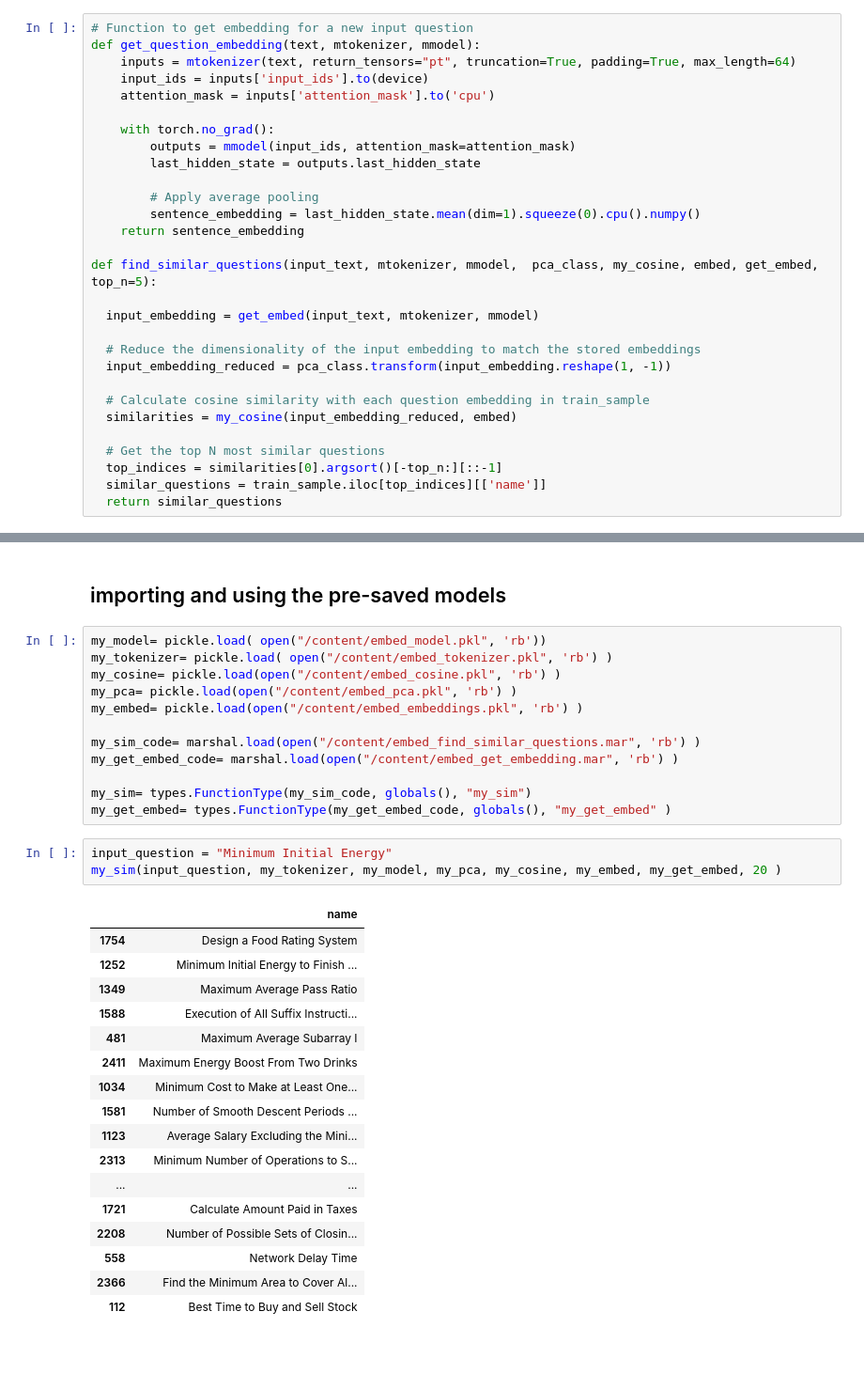
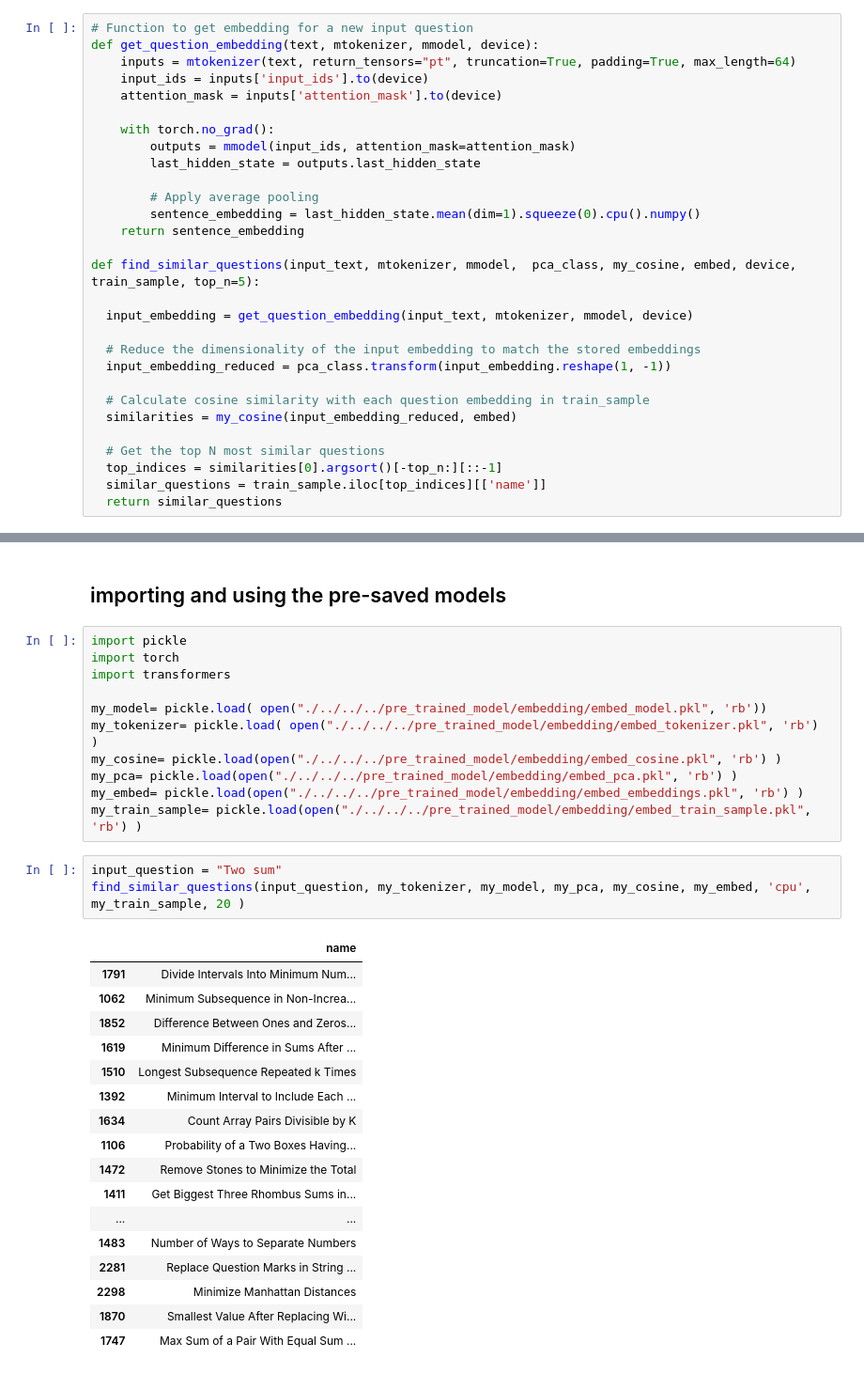
Before and after one commit to udayb3/ML_DSA_Recommendation_project, a Jupyter notebook: Model/Item_side/embeddedUsage/Embedding_Using_Bert.ipynb, the cells around one changed output, grey strips where cells are left out. Shown: that part at 94% size. Saved outputs shown, nothing was run; the diff lists cells and outputs as text.

```diff
--- a/Model/Item_side/embeddedUsage/Embedding_Using_Bert.ipynb
+++ b/Model/Item_side/embeddedUsage/Embedding_Using_Bert.ipynb
@@ -206,10 +206,10 @@ train_sample_reduced_embeddings = pca.fit_transform(train_sample_embeddings)
 DistilBertSdpaAttention is used but `torch.nn.functional.scaled_dot_product_attention` does not support `output_attentions=True` or `head_mask`. Falling back to the manual attention implementation, bu ...
 # %%
 # Function to get embedding for a new input question
-def get_question_embedding(text, mtokenizer, mmodel):
+def get_question_embedding(text, mtokenizer, mmodel, device):
     inputs = mtokenizer(text, return_tensors="pt", truncation=True, padding=True, max_length=64)
     input_ids = inputs['input_ids'].to(device)
-    attention_mask = inputs['attention_mask'].to('cpu')
+    attention_mask = inputs['attention_mask'].to(device)
 
     with torch.no_grad():
         outputs = mmodel(input_ids, attention_mask=attention_mask)
@@ -219,9 +219,9 @@ def get_question_embedding(text, mtokenizer, mmodel):
         sentence_embedding = last_hidden_state.mean(dim=1).squeeze(0).cpu().numpy()
     return sentence_embedding
 
-def find_similar_questions(input_text, mtokenizer, mmodel,  pca_class, my_cosine, embed, get_embed, top_n=5):
+def find_similar_questions(input_text, mtokenizer, mmodel,  pca_class, my_cosine, embed, device, train_sample, top_n=5):
 
-  input_embedding = get_embed(input_text, mtokenizer, mmodel)
+  input_embedding = get_question_embedding(input_text, mtokenizer, mmodel, device)
 
   # Reduce the dimensionality of the input embedding to match the stored embeddings
   input_embedding_reduced = pca_class.transform(input_embedding.reshape(1, -1))
@@ -279,35 +279,34 @@ with open("embed_find_similar_questions.mar", "wb") as file:
 # %% [markdown]
 ## importing and using the pre-saved models
 # %%
-my_model= pickle.load( open("/content/embed_model.pkl", 'rb'))
-my_tokenizer= pickle.load( open("/content/embed_tokenizer.pkl", 'rb') )
-my_cosine= pickle.load(open("/content/embed_cosine.pkl", 'rb') )
-my_pca= pickle.load(open("/content/embed_pca.pkl", 'rb') )
-my_embed= pickle.load(open("/content/embed_embeddings.pkl", 'rb') )
+import pickle
+import torch
+import transformers
 
-my_sim_code= marshal.load(open("/content/embed_find_similar_questions.mar", 'rb') )
-my_get_embed_code= marshal.load(open("/content/embed_get_embedding.mar", 'rb') )
-
-my_sim= types.FunctionType(my_sim_code, globals(), "my_sim")
-my_get_embed= types.FunctionType(my_get_embed_code, globals(), "my_get_embed" )
+my_model= pickle.load( open("./../../../pre_trained_model/embedding/embed_model.pkl", 'rb'))
+my_tokenizer= pickle.load( open("./../../../pre_trained_model/embedding/embed_tokenizer.pkl", 'rb') )
+my_cosine= pickle.load(open("./../../../pre_trained_model/embedding/embed_cosine.pkl", 'rb') )
+my_pca= pickle.load(open("./../../../pre_trained_model/embedding/embed_pca.pkl", 'rb') )
+my_embed= pickle.load(open("./../../../pre_trained_model/embedding/embed_embeddings.pkl", 'rb') )
+my_train_sample= pickle.load(open("./../../../pre_trained_model/embedding/embed_train_sample.pkl", 'rb') )
 # %%
-input_question = "Minimum Initial Energy"
-my_sim(input_question, my_tokenizer, my_model, my_pca, my_cosine, my_embed, my_get_embed, 20 )
+input_question = "Two sum"
+find_similar_questions(input_question, my_tokenizer, my_model, my_pca, my_cosine, my_embed, 'cpu', my_train_sample, 20 )
 # %% [output]
 |  | name |
-| 1754 | Design a Food Rating System |
-| 1252 | Minimum Initial Energy to Finish ... |
-| 1349 | Maximum Average Pass Ratio |
-| 1588 | Execution of All Suffix Instructi... |
-| 481 | Maximum Average Subarray I |
-| 2411 | Maximum Energy Boost From Two Drinks |
-| 1034 | Minimum Cost to Make at Least One... |
-| 1581 | Number of Smooth Descent Periods ... |
-| 1123 | Average Salary Excluding the Mini... |
-| 2313 | Minimum Number of Operations to S... |
+| 1791 | Divide Intervals Into Minimum Num... |
+| 1062 | Minimum Subsequence in Non-Increa... |
+| 1852 | Difference Between Ones and Zeros... |
+| 1619 | Minimum Difference in Sums After ... |
+| 1510 | Longest Subsequence Repeated k Times |
+| 1392 | Minimum Interval to Include Each ... |
+| 1634 | Count Array Pairs Divisible by K |
+| 1106 | Probability of a Two Boxes Having... |
+| 1472 | Remove Stones to Minimize the Total |
+| 1411 | Get Biggest Three Rhombus Sums in... |
 | ... | ... |
-| 1721 | Calculate Amount Paid in Taxes |
-| 2208 | Number of Possible Sets of Closin... |
-| 558 | Network Delay Time |
-| 2366 | Find the Minimum Area to Cover Al... |
-| 112 | Best Time to Buy and Sell Stock |
+| 1483 | Number of Ways to Separate Numbers |
+| 2281 | Replace Question Marks in String ... |
+| 2298 | Minimize Manhattan Distances |
+| 1870 | Smallest Value After Replacing Wi... |
+| 1747 | Max Sum of a Pair With Equal Sum ... |
```
Also changed, not shown: 15 other files.
